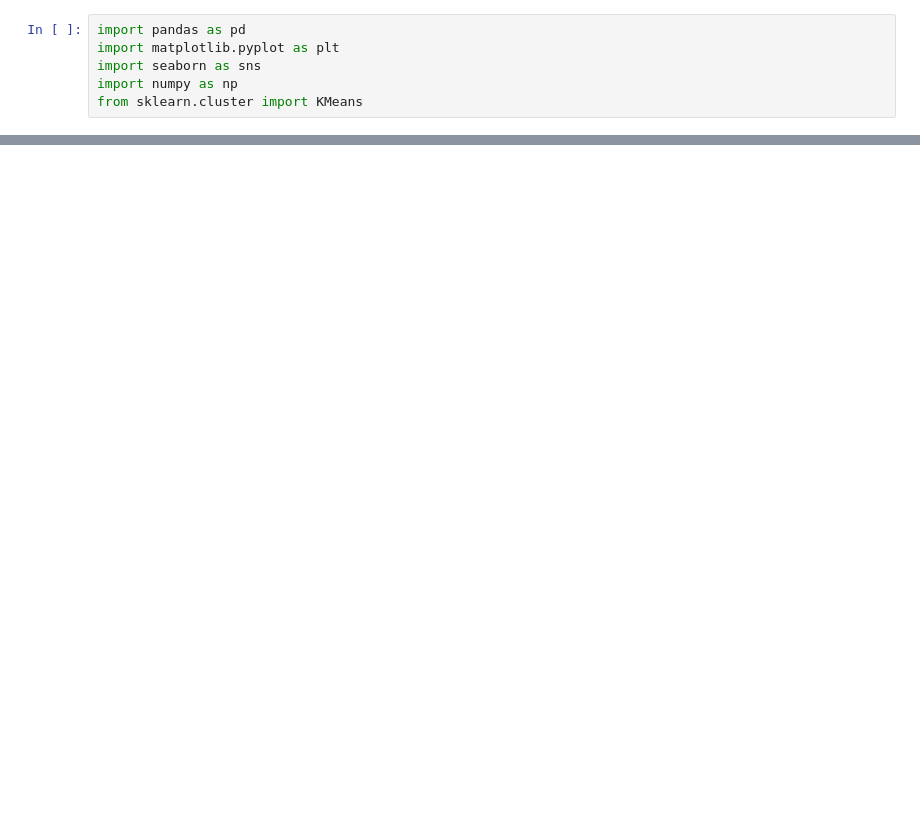
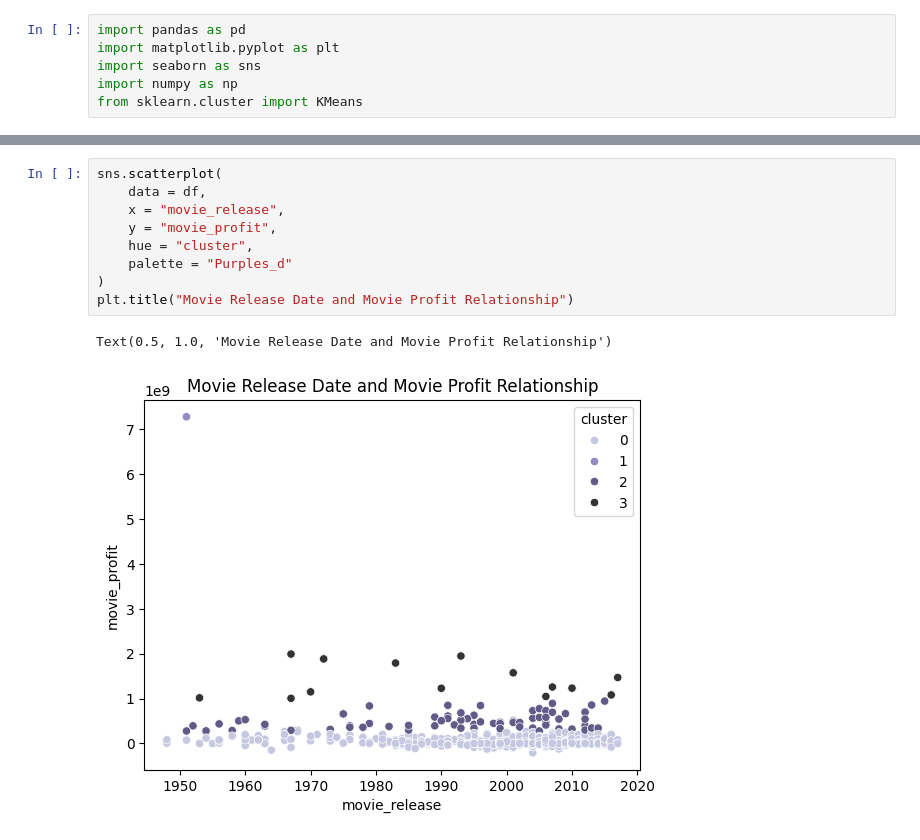
Before and after one commit to emilybae2025/Book-to-Film-Success-Prediction-Model, a Jupyter notebook: modeling.ipynb, the cells around one changed output, grey strips where cells are left out. Cells and saved outputs as stored; diff of their text form; blank space fills up the shorter version.

```diff
--- a/modeling.ipynb
+++ b/modeling.ipynb
@@ -68,0 +97,12 @@ Text(0.5, 1.0, 'Movie Profit Clusters')
+# %%
+sns.scatterplot(
+    data = df,
+    x = "movie_release",
+    y = "movie_profit",
+    hue = "cluster",
+    palette = "Purples_d"
+)
+plt.title("Movie Release Date and Movie Profit Relationship")
+# %% [output]
+Text(0.5, 1.0, 'Movie Release Date and Movie Profit Relationship')
+[figure, added]
```
Also changed, not shown: parts of 8 cells of this notebook.
